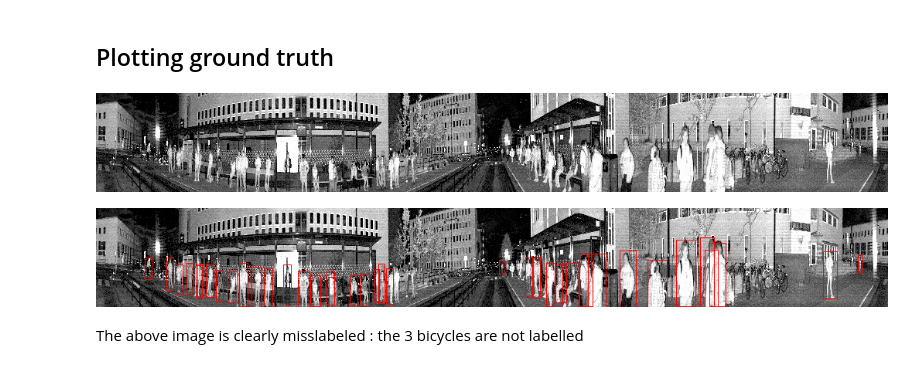
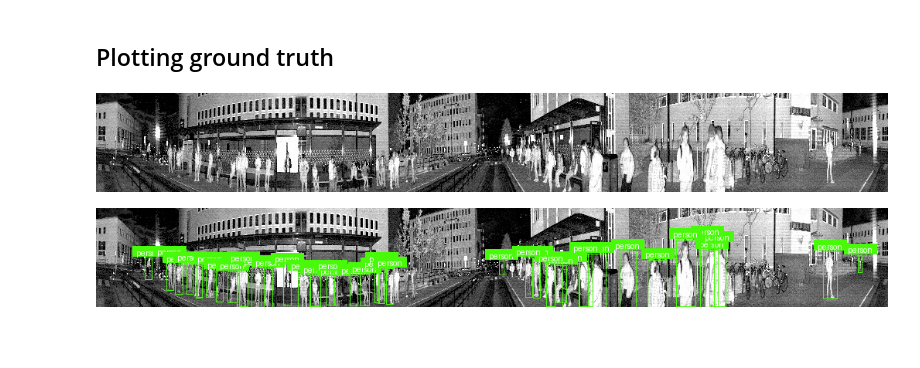
Before and after one commit to seb2o/deep-object-detection-Lidar, a Jupyter notebook: yolo/eda.ipynb, the cells around one changed output. Cells and saved outputs as stored; diff of their text form; code cells hidden in the pictures; blank space fills up the shorter version.

Commit message:
added plot of groundtruth ( with optionnal comparison with predictions )

```diff
--- a/yolo/eda.ipynb
+++ b/yolo/eda.ipynb
@@ -101,23 +95,0 @@ frame_001678_boxes = (
-# %%
-from PIL import Image, ImageDraw
-
-img = Image.open('../NAPLab-LiDAR/images/frame_001678.PNG')
-draw = ImageDraw.Draw(img)
-img
-# %% [output]
-[figure, removed]
-# %%
-w = img.width
-h = img.height
-for _, box in frame_001678_boxes.iterrows():
-    tw, th = box.width*w, box.height*h
-    x1 = box.x*w - tw/2
-    y1 = box.y*h - th/2
-    x2 = box.x*w + tw/2
-    y2 = box.y*h + th/2
-    draw.rectangle((x1,y1,x2,y2), width=1, outline='red')
-img
-# %% [output]
-[figure, removed]
-# %% [markdown]
-The above image is clearly misslabeled : the 3 bicycles are not labelled
@@ -123,0 +99,2 @@ The above image is clearly misslabeled : the 3 bicycles are not labelled
+# %%
+interesting_pictures = ['frame_001678', 'frame_001555']
@@ -123,0 +156,5 @@ The above image is clearly misslabeled : the 3 bicycles are not labelled
+# %%
+display_labels(interesting_pictures[0])
+# %% [output]
+[figure, added]
+[figure, added]
```
Also changed, not shown: parts of 8 cells of this notebook.
